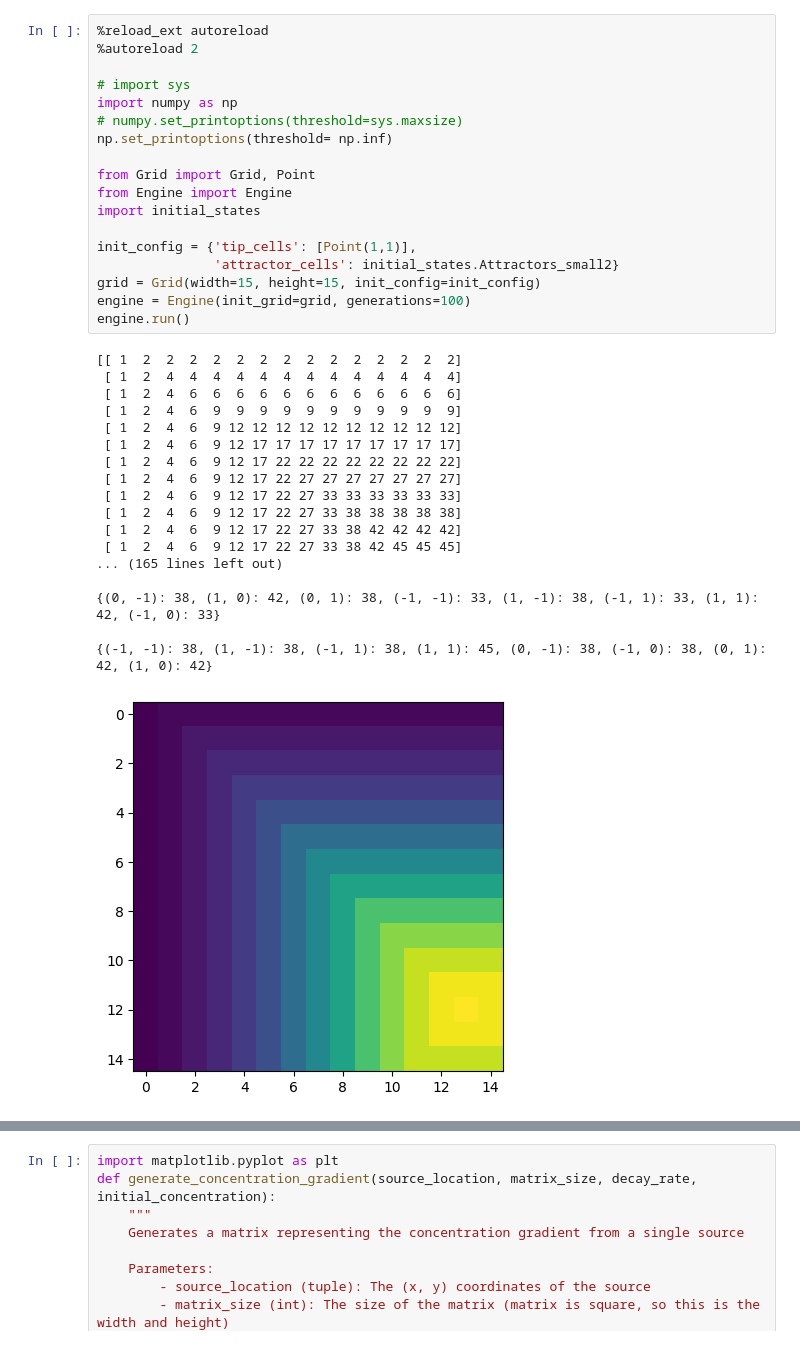
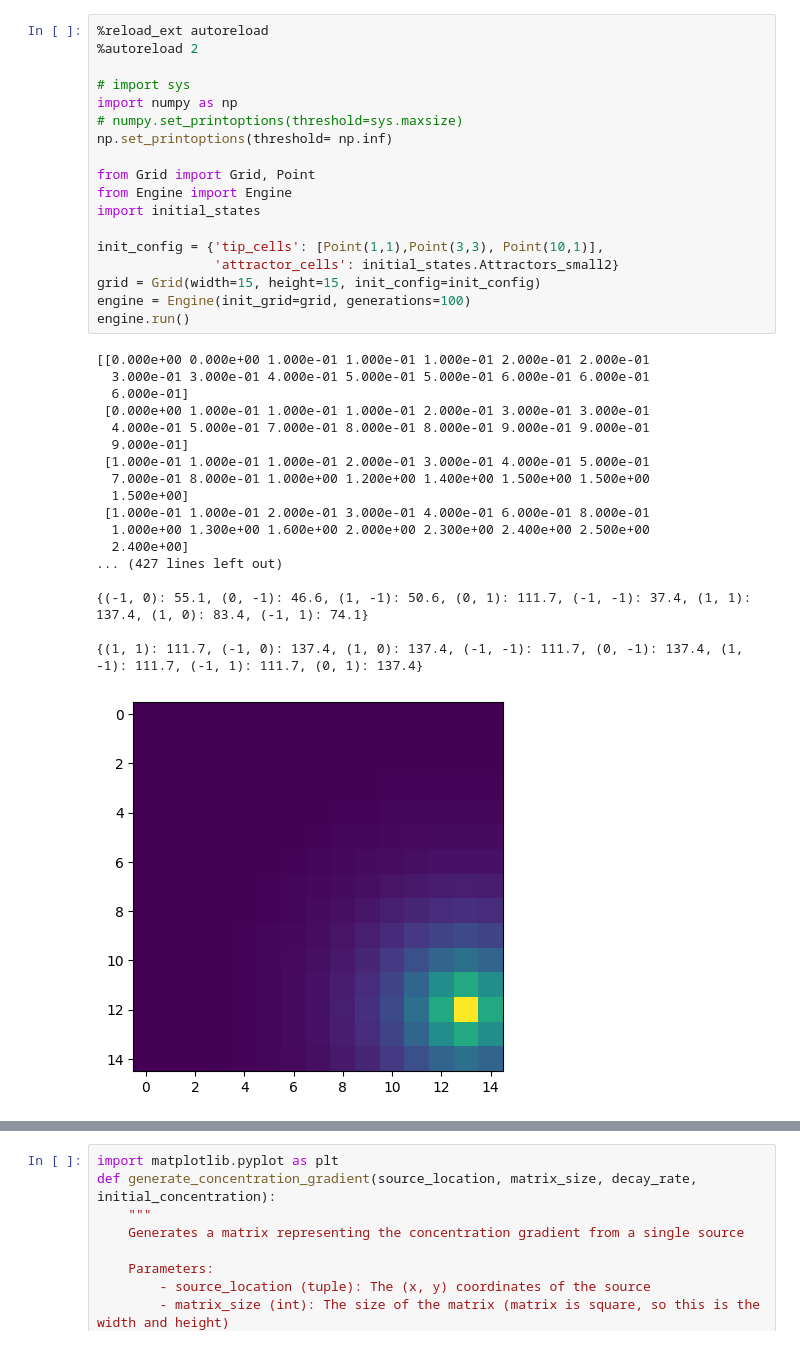
Before and after one commit to raysinm/ca-angiogenesis, a Jupyter notebook: map_playground.ipynb, the cells around one changed output, grey strips where cells are left out. Cells and saved outputs as stored; diff of their text form.

```diff
--- a/map_playground.ipynb
+++ b/map_playground.ipynb
@@ -1,40 +1,40 @@
 # %%
 %reload_ext autoreload
 %autoreload 2
 
 # import sys
 import numpy as np
 # numpy.set_printoptions(threshold=sys.maxsize)
 np.set_printoptions(threshold= np.inf)
 
 from Grid import Grid, Point
 from Engine import Engine
 import initial_states
 
-init_config = {'tip_cells': [Point(1,1)],
+init_config = {'tip_cells': [Point(1,1),Point(3,3), Point(10,1)],
                'attractor_cells': initial_states.Attractors_small2}
 grid = Grid(width=15, height=15, init_config=init_config)
 engine = Engine(init_grid=grid, generations=100)
 engine.run()
 # %% [output]
-[[ 1  2  2  2  2  2  2  2  2  2  2  2  2  2  2]
- [ 1  2  4  4  4  4  4  4  4  4  4  4  4  4  4]
- [ 1  2  4  6  6  6  6  6  6  6  6  6  6  6  6]
- [ 1  2  4  6  9  9  9  9  9  9  9  9  9  9  9]
- [ 1  2  4  6  9 12 12 12 12 12 12 12 12 12 12]
- [ 1  2  4  6  9 12 17 17 17 17 17 17 17 17 17]
- [ 1  2  4  6  9 12 17 22 22 22 22 22 22 22 22]
- [ 1  2  4  6  9 12 17 22 27 27 27 27 27 27 27]
- [ 1  2  4  6  9 12 17 22 27 33 33 33 33 33 33]
- [ 1  2  4  6  9 12 17 22 27 33 38 38 38 38 38]
- [ 1  2  4  6  9 12 17 22 27 33 38 42 42 42 42]
- [ 1  2  4  6  9 12 17 22 27 33 38 42 45 45 45]
-... (165 lines left out)
+[[0.000e+00 0.000e+00 1.000e-01 1.000e-01 1.000e-01 2.000e-01 2.000e-01
+  3.000e-01 3.000e-01 4.000e-01 5.000e-01 5.000e-01 6.000e-01 6.000e-01
+  6.000e-01]
+ [0.000e+00 1.000e-01 1.000e-01 1.000e-01 2.000e-01 3.000e-01 3.000e-01
+  4.000e-01 5.000e-01 7.000e-01 8.000e-01 8.000e-01 9.000e-01 9.000e-01
+  9.000e-01]
+ [1.000e-01 1.000e-01 1.000e-01 2.000e-01 3.000e-01 4.000e-01 5.000e-01
+  7.000e-01 8.000e-01 1.000e+00 1.200e+00 1.400e+00 1.500e+00 1.500e+00
+  1.500e+00]
+ [1.000e-01 1.000e-01 2.000e-01 3.000e-01 4.000e-01 6.000e-01 8.000e-01
+  1.000e+00 1.300e+00 1.600e+00 2.000e+00 2.300e+00 2.400e+00 2.500e+00
+  2.400e+00]
+... (427 lines left out)
 
-{(0, -1): 38, (1, 0): 42, (0, 1): 38, (-1, -1): 33, (1, -1): 38, (-1, 1): 33, (1, 1): 42, (-1, 0): 33}
+{(-1, 0): 55.1, (0, -1): 46.6, (1, -1): 50.6, (0, 1): 111.7, (-1, -1): 37.4, (1, 1): 137.4, (1, 0): 83.4, (-1, 1): 74.1}
 
-{(-1, -1): 38, (1, -1): 38, (-1, 1): 38, (1, 1): 45, (0, -1): 38, (-1, 0): 38, (0, 1): 42, (1, 0): 42}
+{(1, 1): 111.7, (-1, 0): 137.4, (1, 0): 137.4, (-1, -1): 111.7, (0, -1): 137.4, (1, -1): 111.7, (-1, 1): 111.7, (0, 1): 137.4}
-[figure, old version]
+[figure, new version]
 # %%
 engine.visualize()
 # %% [output]
```
Also changed, not shown: parts of 1 cell of this notebook, 5 other files.
